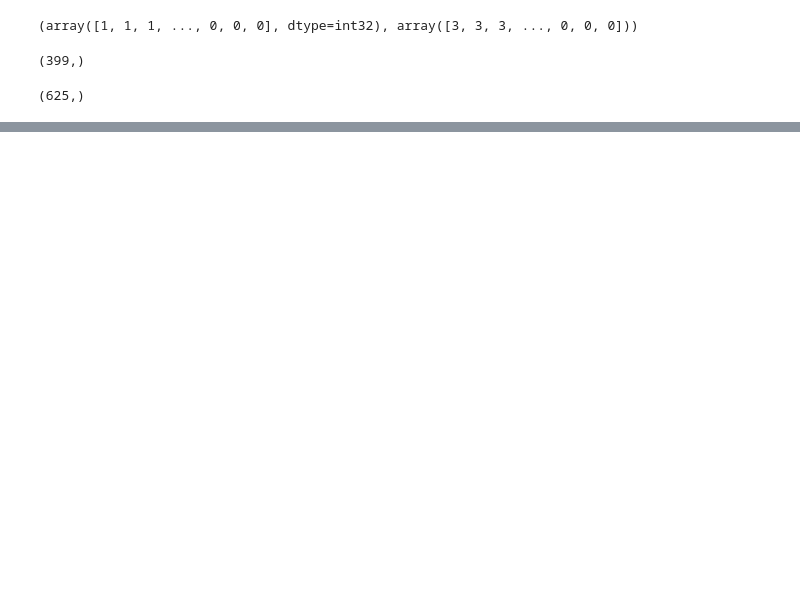
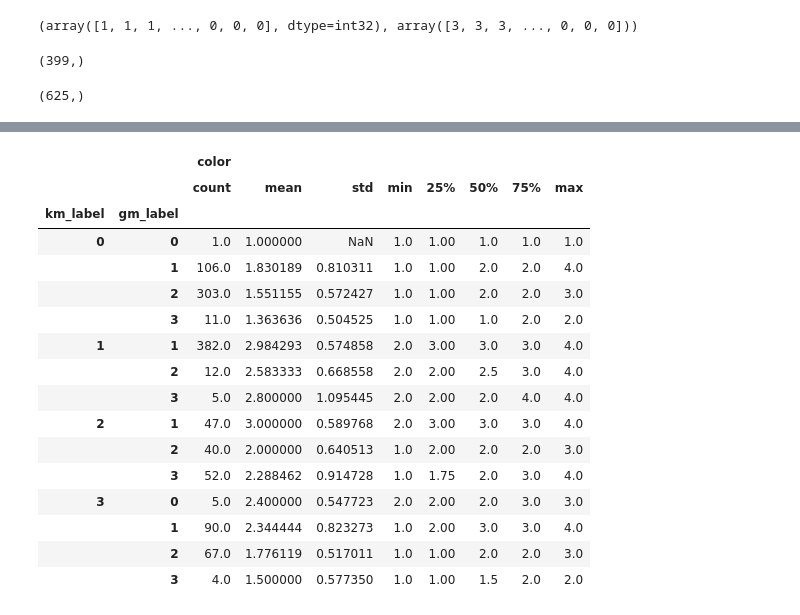
Before and after one commit to kfarbman/ski-recommender, a Jupyter notebook: notebooks/clustering.ipynb, the cells around one changed output, grey strips where cells are left out. Drawn from its saved outputs; the diff is of its cells as text; code cells hidden in the pictures; blank space fills up the shorter version.

```diff
--- a/notebooks/clustering.ipynb
+++ b/notebooks/clustering.ipynb
@@ -86,0 +112,26 @@ plot_iterations(range(1,7),X)
+# %%
+label_df = pd.DataFrame(columns = ['color', 'km_label', 'gm_label'])
+# %%
+label_df.color = color_num_array
+label_df.km_label = km_labels
+label_df.gm_label = gm_labels
+# %%
+label_df.groupby(['km_label','gm_label']).describe()
+# %% [output]
+|  |  | color |  |  |  |  |  |  |  |
+|  |  | count | mean | std | min | 25% | 50% | 75% | max |
+| km_label | gm_label |  |  |  |  |  |  |  |  |
+| 0 | 0 | 1.0 | 1.000000 | NaN | 1.0 | 1.00 | 1.0 | 1.0 | 1.0 |
+|  | 1 | 106.0 | 1.830189 | 0.810311 | 1.0 | 1.00 | 2.0 | 2.0 | 4.0 |
+|  | 2 | 303.0 | 1.551155 | 0.572427 | 1.0 | 1.00 | 2.0 | 2.0 | 3.0 |
+|  | 3 | 11.0 | 1.363636 | 0.504525 | 1.0 | 1.00 | 1.0 | 2.0 | 2.0 |
+| 1 | 1 | 382.0 | 2.984293 | 0.574858 | 2.0 | 3.00 | 3.0 | 3.0 | 4.0 |
+|  | 2 | 12.0 | 2.583333 | 0.668558 | 2.0 | 2.00 | 2.5 | 3.0 | 4.0 |
+|  | 3 | 5.0 | 2.800000 | 1.095445 | 2.0 | 2.00 | 2.0 | 4.0 | 4.0 |
+| 2 | 1 | 47.0 | 3.000000 | 0.589768 | 2.0 | 3.00 | 3.0 | 3.0 | 4.0 |
+|  | 2 | 40.0 | 2.000000 | 0.640513 | 1.0 | 2.00 | 2.0 | 2.0 | 3.0 |
+|  | 3 | 52.0 | 2.288462 | 0.914728 | 1.0 | 1.75 | 2.0 | 3.0 | 4.0 |
+| 3 | 0 | 5.0 | 2.400000 | 0.547723 | 2.0 | 2.00 | 2.0 | 3.0 | 3.0 |
+|  | 1 | 90.0 | 2.344444 | 0.823273 | 1.0 | 2.00 | 3.0 | 3.0 | 4.0 |
+|  | 2 | 67.0 | 1.776119 | 0.517011 | 1.0 | 1.00 | 2.0 | 2.0 | 3.0 |
+|  | 3 | 4.0 | 1.500000 | 0.577350 | 1.0 | 1.00 | 1.5 | 2.0 | 2.0 |
```
Also changed, not shown: parts of 9 cells of this notebook, 3 other files.
